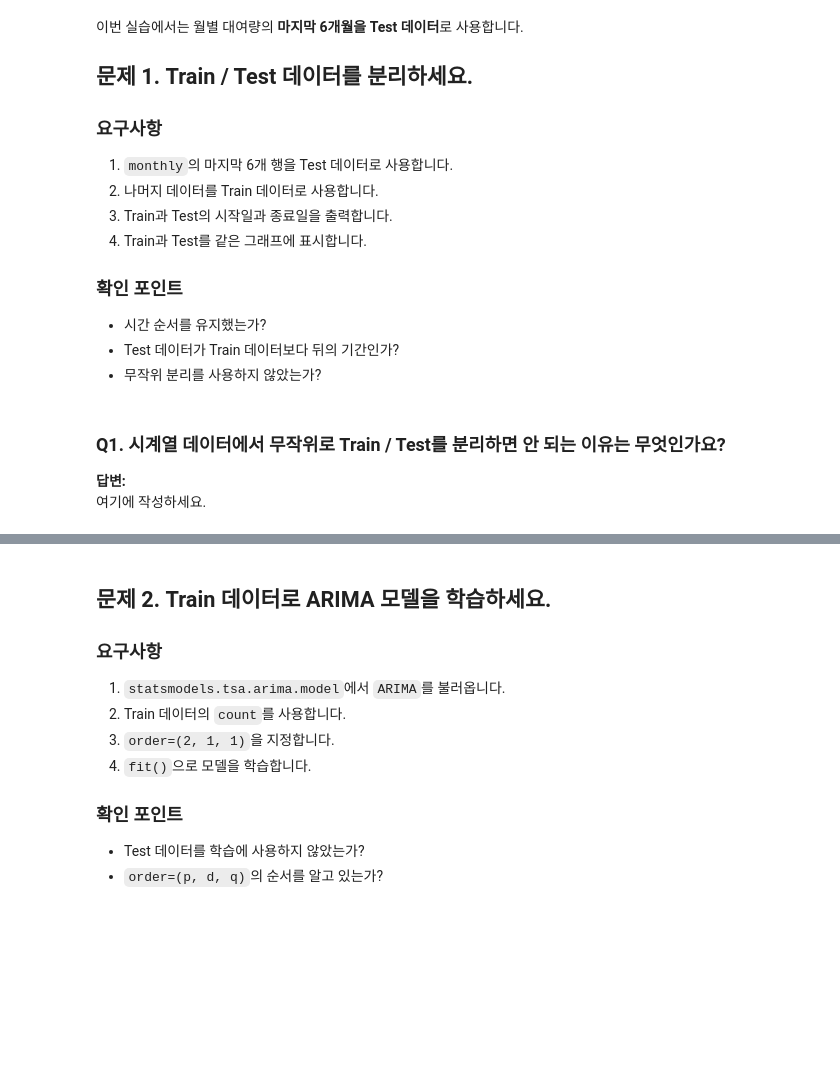
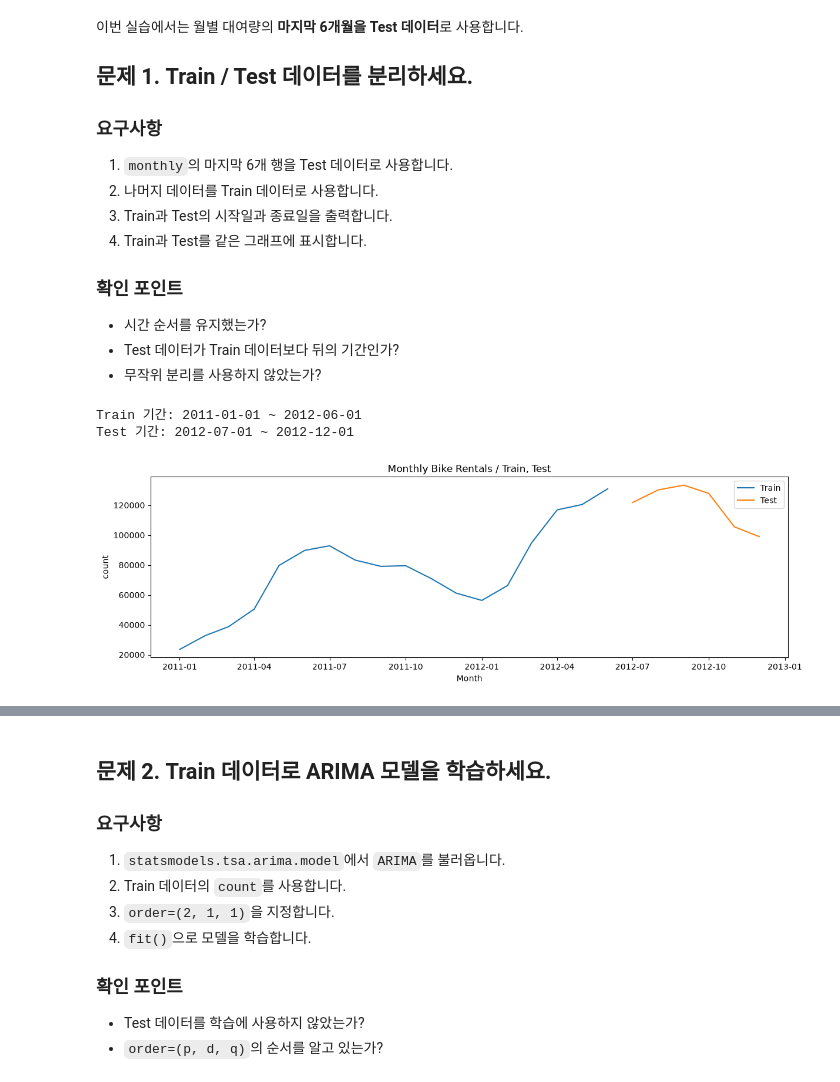
Before and after one commit to mong06701/ML-developed-MoonYoungheum, a Jupyter notebook: 2장2강 시계열 모델링과 예측 실습문제.ipynb, the cells around one changed output, grey strips where cells are left out. Saved outputs shown, nothing was run; the diff lists cells and outputs as text; code cells hidden in the pictures; blank space fills up the shorter version.

```diff
--- a/2장2강 시계열 모델링과 예측 실습문제.ipynb
+++ b/2장2강 시계열 모델링과 예측 실습문제.ipynb
@@ -113,5 +142,23 @@ display(monthly.tail())
-# %% [markdown]
-### Q1. 시계열 데이터에서 무작위로 Train / Test를 분리하면 안 되는 이유는 무엇인가요?
-
-**답변:**
-여기에 작성하세요.
+# %%
+# TODO
+# monthly 데이터를 Train / Test로 분리하세요.
+
+train = monthly.iloc[:-6]
+test = monthly.iloc[-6:]
+print(f'''
+Train 기간: {train.index.min().date()} ~ {train.index.max().date()}
+Test 기간: {test.index.min().date()} ~ {test.index.max().date()}
+''')
+
+plt.figure(figsize=(14,4))
+plt.plot(train.index, train['count'], label='Train')
+plt.plot(test.index, test['count'], label='Test')
+plt.title('Monthly Bike Rentals / Train, Test')
+plt.xlabel('Month')
+plt.ylabel('count')
+plt.legend()
+plt.show()
+# %% [output]
+Train 기간: 2011-01-01 ~ 2012-06-01
+Test 기간: 2012-07-01 ~ 2012-12-01
+[figure, added]
```
Also changed, not shown: parts of 24 cells of this notebook, 7 other files.
